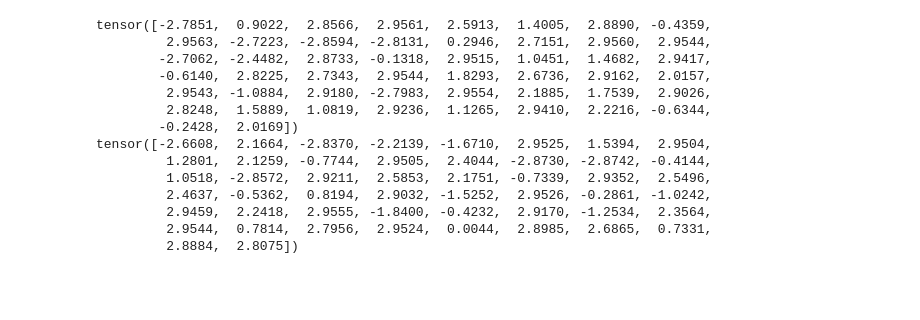
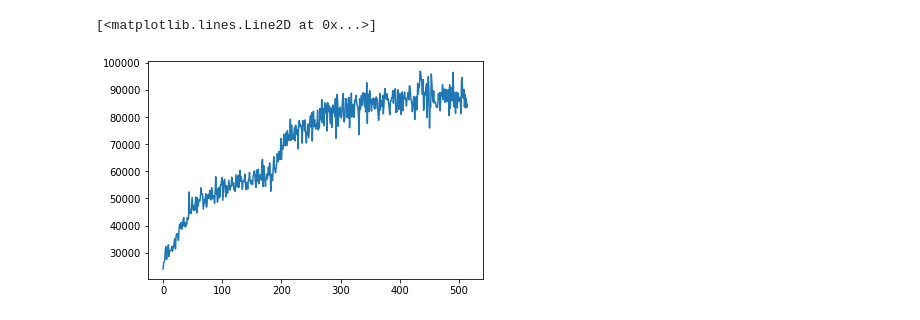
Before and after one commit to aaron-jx-li/R3-ProtoPNet, a Jupyter notebook: A3C_PPnet.ipynb, the cells around one changed output. Drawn from its saved outputs; the diff is of its cells as text; code cells hidden in the pictures; blank space fills up the shorter version.

Commit message:
RL update with reward model and reselection

```diff
--- a/A3C_PPnet.ipynb
+++ b/A3C_PPnet.ipynb
@@ -765,18 +754,0 @@ probs_1[:50]
-# %%
-print(rewards_0[:50])
-print(rewards_1[:50])
-# %% [output]
-tensor([-2.7851,  0.9022,  2.8566,  2.9561,  2.5913,  1.4005,  2.8890, -0.4359,
-         2.9563, -2.7223, -2.8594, -2.8131,  0.2946,  2.7151,  2.9560,  2.9544,
-        -2.7062, -2.4482,  2.8733, -0.1318,  2.9515,  1.0451,  1.4682,  2.9417,
-        -0.6140,  2.8225,  2.7343,  2.9544,  1.8293,  2.6736,  2.9162,  2.0157,
-         2.9543, -1.0884,  2.9180, -2.7983,  2.9554,  2.1885,  1.7539,  2.9026,
-         2.8248,  1.5889,  1.0819,  2.9236,  1.1265,  2.9410,  2.2216, -0.6344,
-        -0.2428,  2.0169])
-tensor([-2.6608,  2.1664, -2.8370, -2.2139, -1.6710,  2.9525,  1.5394,  2.9504,
-         1.2801,  2.1259, -0.7744,  2.9505,  2.4044, -2.8730, -2.8742, -0.4144,
-         1.0518, -2.8572,  2.9211,  2.5853,  2.1751, -0.7339,  2.9352,  2.5496,
-         2.4637, -0.5362,  0.8194,  2.9032, -1.5252,  2.9526, -0.2861, -1.0242,
-         2.9459,  2.2418,  2.9555, -1.8400, -0.4232,  2.9170, -1.2534,  2.3564,
-         2.9544,  0.7814,  2.7956,  2.9524,  0.0044,  2.8985,  2.6865,  0.7331,
-         2.8884,  2.8075])
@@ -815,0 +760,5 @@ def run_A3C(PPnet, preference_model, data_loader):
+# %%
+plt.plot(np.arange(515), avg_reward_dummy500_003)
+# %% [output]
+[<matplotlib.lines.Line2D at 0x...>]
+[figure, added]
```
Also changed, not shown: parts of 36 cells of this notebook, 5 other files.
